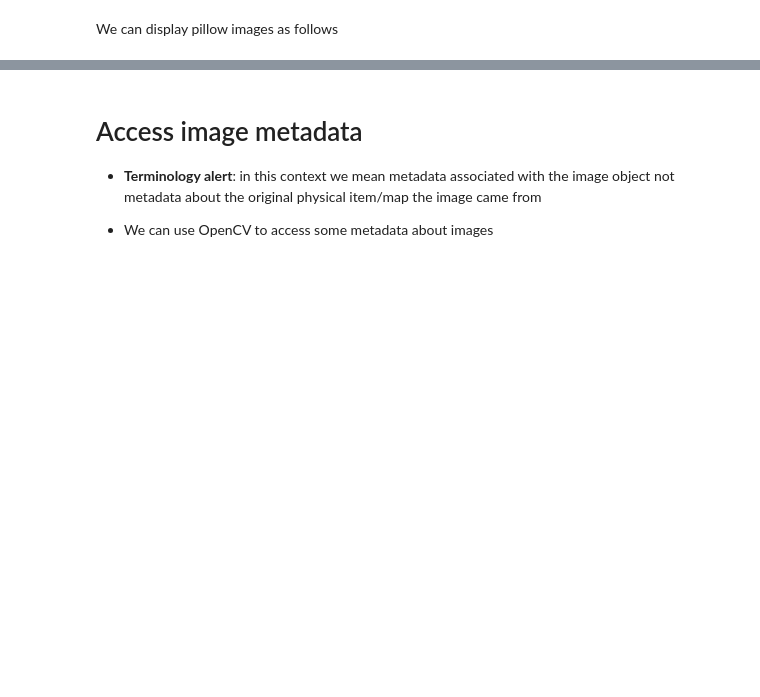
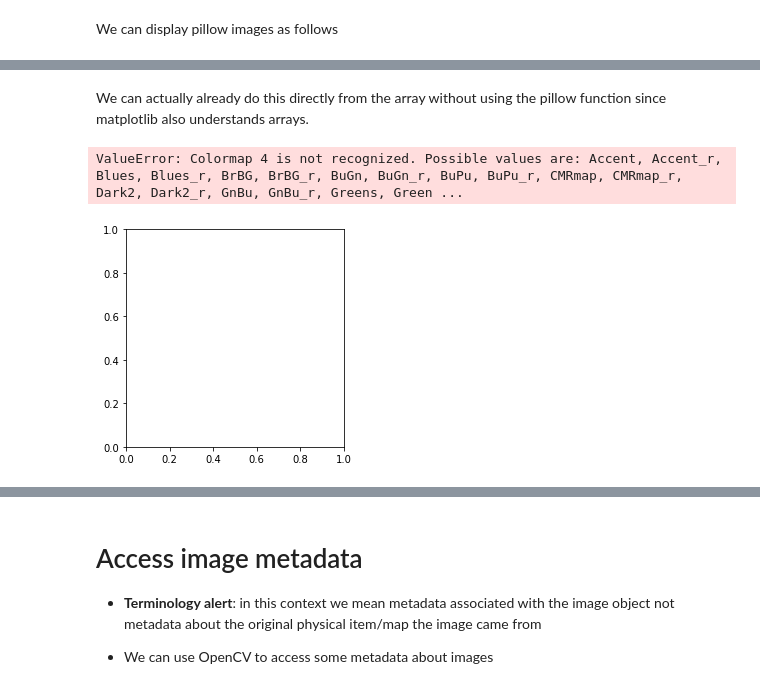
Before and after one commit to Living-with-machines/maps-at-scale-hack-day-notebooks, a Jupyter notebook: space-time-mro/hack-day-1/01_basic_image_processing.ipynb, the cells around one changed output, grey strips where cells are left out. Cells and saved outputs as stored; diff of their text form; code cells hidden in the pictures; blank space fills up the shorter version.

```diff
--- a/space-time-mro/hack-day-1/01_basic_image_processing.ipynb
+++ b/space-time-mro/hack-day-1/01_basic_image_processing.ipynb
@@ -133,0 +204,7 @@ pillow_image
+# %% [markdown]
+We can actually already do this directly from the array without using the pillow function since matplotlib also understands arrays.
+# %%
+plt.imshow(image)
+# %% [output]
+ValueError: Colormap 4 is not recognized. Possible values are: Accent, Accent_r, Blues, Blues_r, BrBG, BrBG_r, BuGn, BuGn_r, BuPu, BuPu_r, CMRmap, CMRmap_r, Dark2, Dark2_r, GnBu, GnBu_r, Greens, Green ...
+[figure, added]
```
Also changed, not shown: parts of 23 cells of this notebook.
